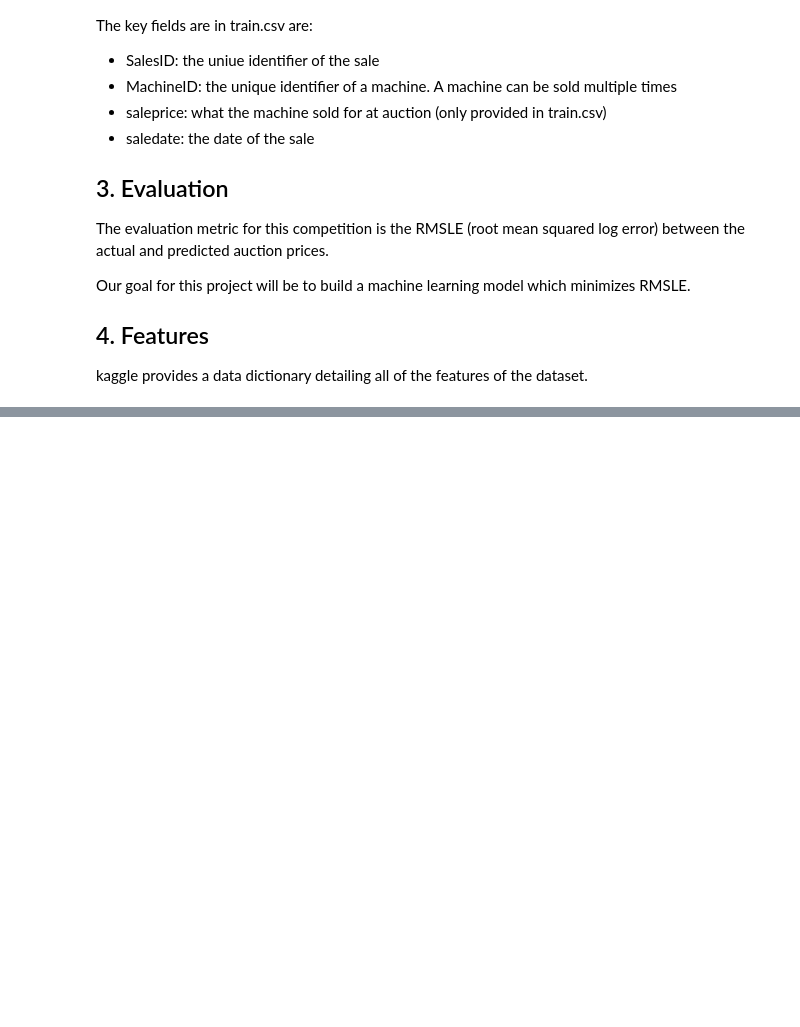
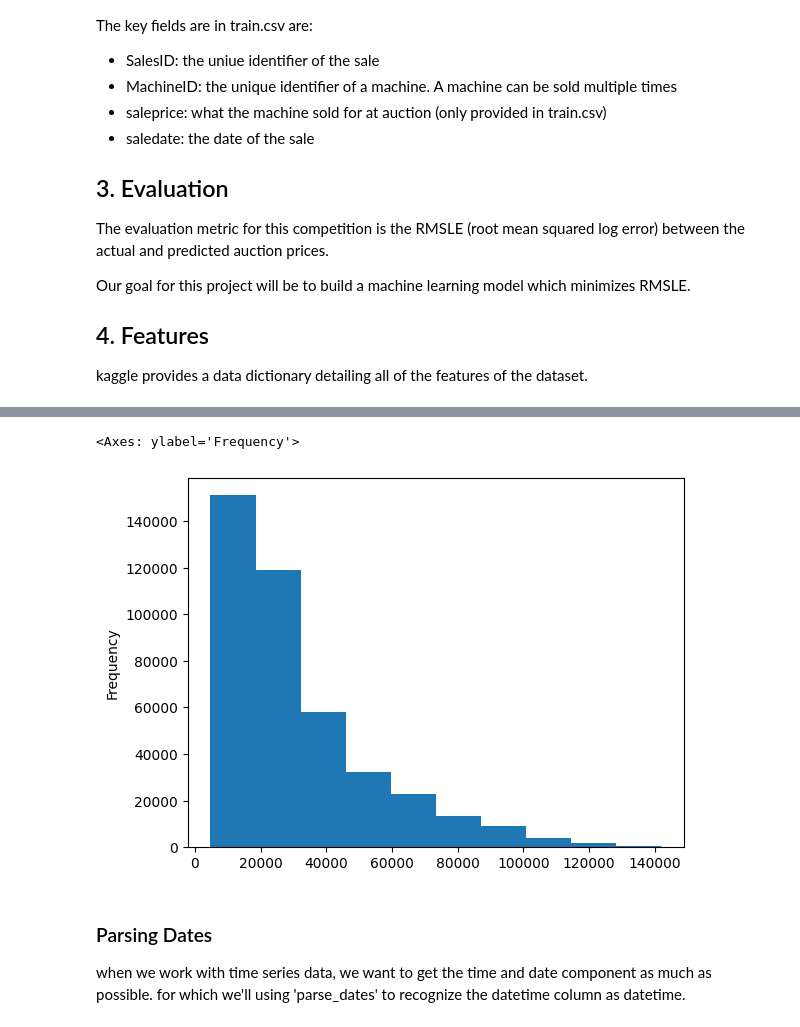
Before and after one commit to ShoaibHoque/Bulldozer-Price-Regression, a Jupyter notebook: Bulldozer_Price_Prediction.ipynb, the cells around one changed output, grey strips where cells are left out. Saved outputs shown, nothing was run; the diff lists cells and outputs as text; code cells hidden in the pictures; blank space fills up the shorter version.

```diff
--- a/Bulldozer_Price_Prediction.ipynb
+++ b/Bulldozer_Price_Prediction.ipynb
@@ -37,0 +132,8 @@ df = pd.read_csv(r"D:\Work\Data Science\Personal\TrainAndValid.csv")
+# %%
+df['SalePrice'].plot.hist()
+# %% [output]
+<Axes: ylabel='Frequency'>
+[figure, added]
+# %% [markdown]
+### Parsing Dates
+when we work with time series data, we want to get the time and date component as much as possible. for which we'll using 'parse_dates' to recognize the datetime column as datetime.
```
Also changed, not shown: parts of 18 cells of this notebook.
